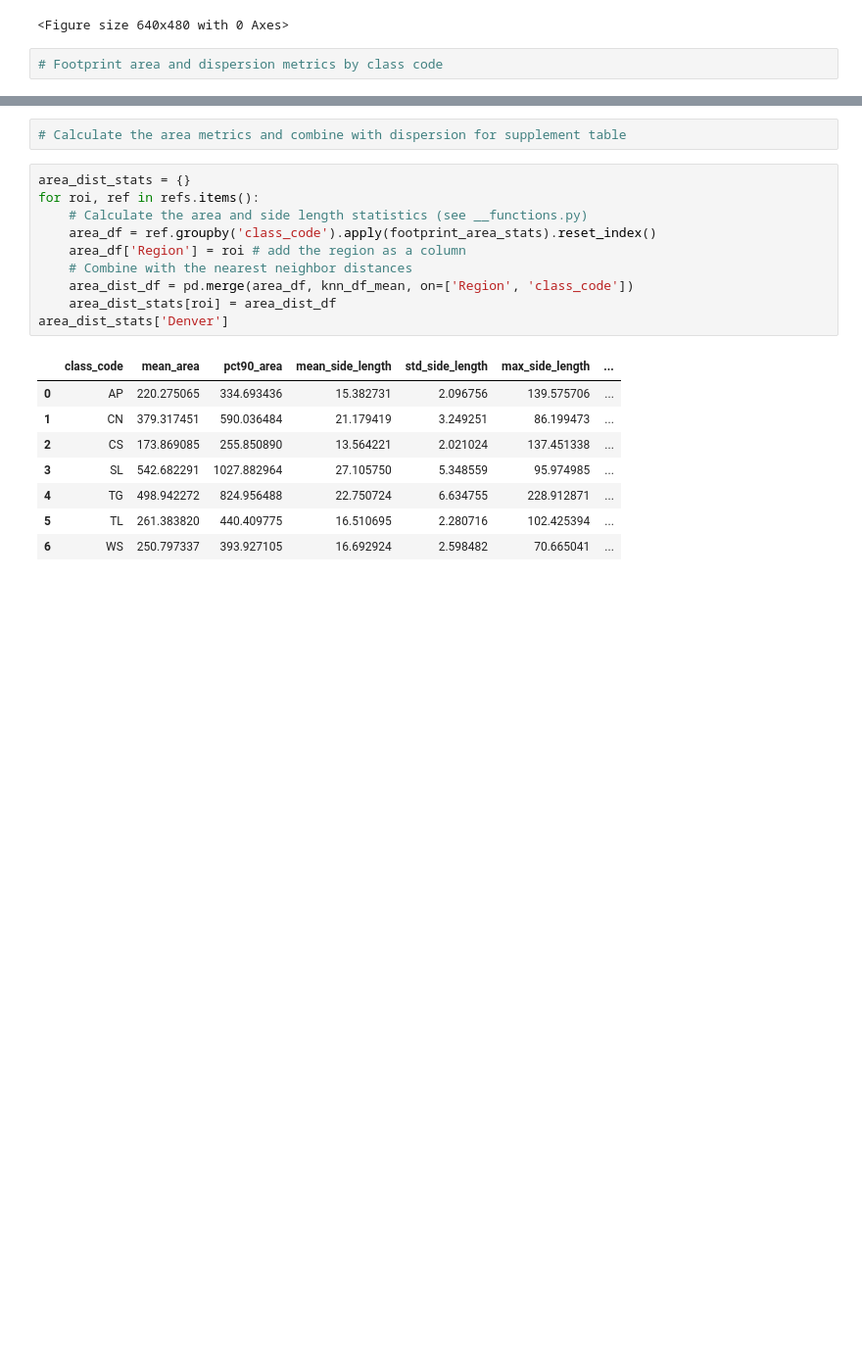
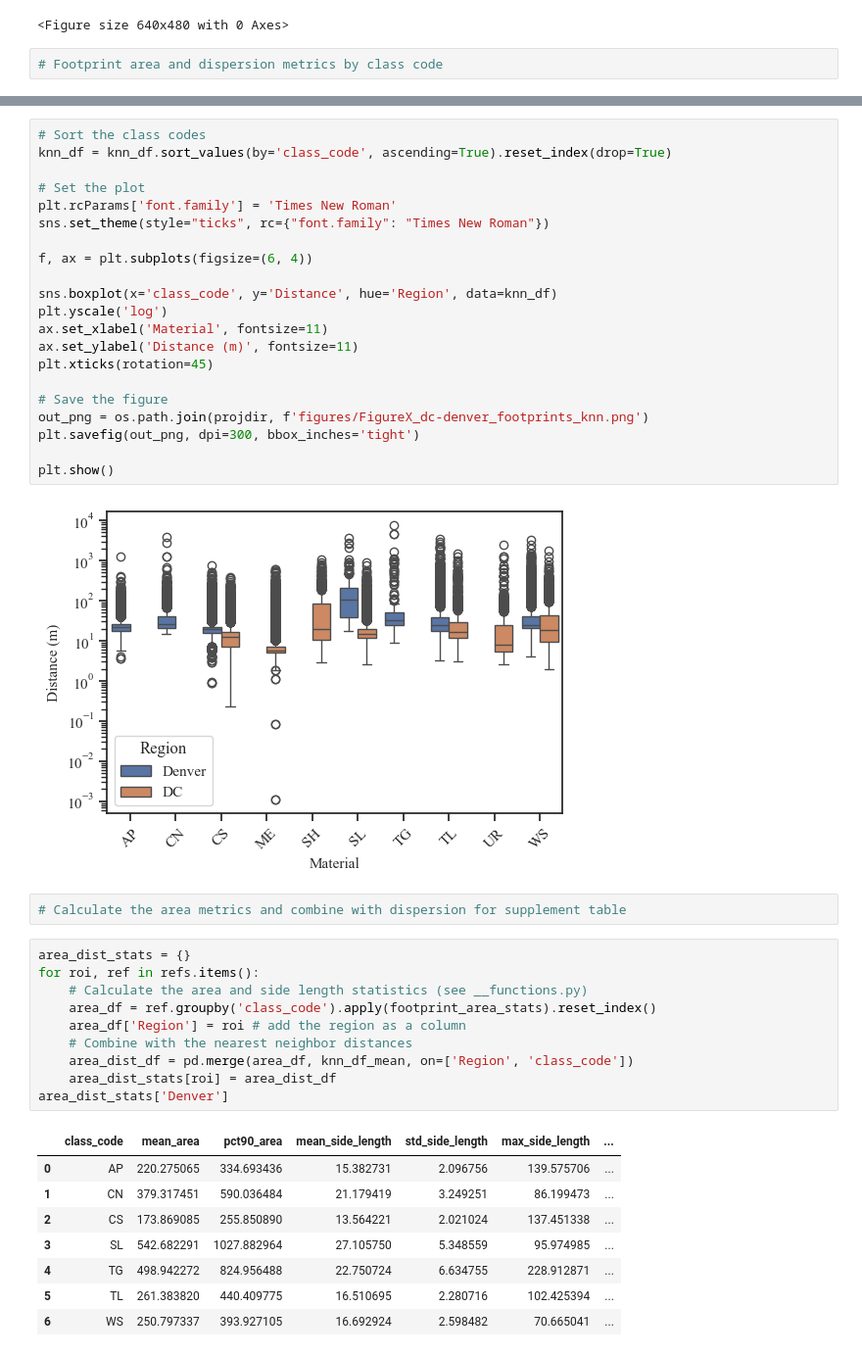
Before and after one commit to maxwellCcook/rooftop-mapping, a Jupyter notebook: code/_manuscript_figures.ipynb, the cells around one changed output, grey strips where cells are left out. Shown at 98% size. Saved outputs shown, nothing was run; the diff lists cells and outputs as text; blank space fills up the shorter version.

```diff
--- a/code/_manuscript_figures.ipynb
+++ b/code/_manuscript_figures.ipynb
@@ -317,3 +309,26 @@ Name: Distance, dtype: float64
+# %%
+# Sort the class codes
+knn_df = knn_df.sort_values(by='class_code', ascending=True).reset_index(drop=True)
+
+# Set the plot
+plt.rcParams['font.family'] = 'Times New Roman'
+sns.set_theme(style="ticks", rc={"font.family": "Times New Roman"})
+
+f, ax = plt.subplots(figsize=(6, 4))
+
+sns.boxplot(x='class_code', y='Distance', hue='Region', data=knn_df)
+plt.yscale('log')
+ax.set_xlabel('Material', fontsize=11)
+ax.set_ylabel('Distance (m)', fontsize=11)
+plt.xticks(rotation=45)
+
+# Save the figure
+out_png = os.path.join(projdir, f'figures/FigureX_dc-denver_footprints_knn.png')
+plt.savefig(out_png, dpi=300, bbox_inches='tight')
+
+plt.show()
+# %% [output]
+[figure, added]
 # %%
 # Calculate the area metrics and combine with dispersion for supplement table
 # %%
```
Also changed, not shown: parts of 6 cells of this notebook, 4 other files.
